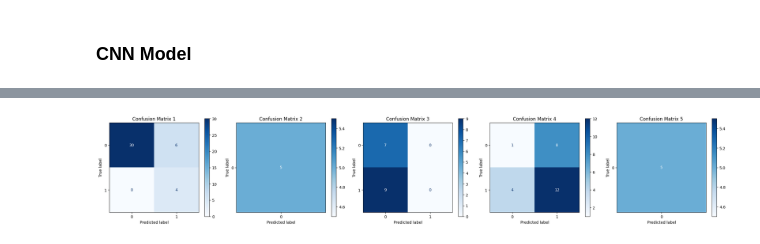
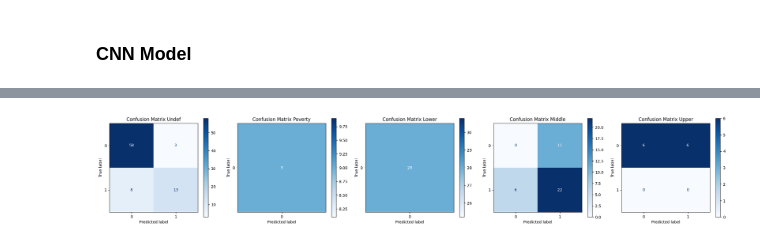
Before and after one commit to ArtKrutsko/B2AI-Project3, a Jupyter notebook: SES_Rainbow_VFP_prediction.ipynb, the cells around one changed output, grey strips where cells are left out. Drawn from its saved outputs; the diff is of its cells as text; code cells hidden in the pictures.

Commit message:
changed data splits(now includes SES), added DIR

```diff
--- a/SES_Rainbow_VFP_prediction.ipynb
+++ b/SES_Rainbow_VFP_prediction.ipynb
@@ -272,16 +300,19 @@ train_df = pd.concat([X_train, y_train], axis=1)
 val_df = pd.concat([X_val, y_val], axis=1)
 test_df = pd.concat([X_test, y_test], axis=1)
 
-train_dataset = RainbowMelfilterBankDatasetWithMultisampling(train_df, 500)
-val_dataset = RainbowMelfilterBankDatasetWithMultisampling(val_df, 500)
-test_dataset = RainbowMelfilterBankDatasetWithMultisampling(test_df, 500)
+train_dataset = RainbowMelfilterBankDatasetWithMultisampling(train_df, 400)
+val_dataset = RainbowMelfilterBankDatasetWithMultisampling(val_df, 400)
+test_dataset = RainbowMelfilterBankDatasetWithMultisampling(test_df, 400)
 
 print("Train dataset counts: ")
 print(train_dataset.data[target_diagnosis].value_counts())
+print(train_dataset.data["SES"].value_counts())
 print("Validation dataset counts: ")
 print(val_dataset.data[target_diagnosis].value_counts())
+print(val_dataset.data["SES"].value_counts())
 print("Test dataset counts: ")
 print(test_dataset.data[target_diagnosis].value_counts())
+print(test_dataset.data["SES"].value_counts())
 
 print("Perform data check:")
 check_loc_1 = train_dataset.data[~train_dataset.data['location'].str.endswith('Rainbow-Passage')].empty
@@ -364,12 +395,12 @@ class CNN_1D(nn.Module):
         return x
 
     def _calculate_fc_input_size(self):
-        x = torch.randn(1, 20, 500)
+        x = torch.randn(1, 20, 400)
         x = self.mp(self.bn1(torch.nn.functional.relu(self.conv1(x))))
         return x.view(x.size(0), -1).size(1)
 # %%
 cnn = CNN_1D()
-_ = summary(cnn, (20, 500))
+_ = summary(cnn, (20, 400))
 # %% [output]
 ----------------------------------------------------------------
         Layer (type)               Output Shape         Param #
@@ -578,32 +609,32 @@ df_upper = df[df['Ses'] == 3]
 # %%
 dataframes = [df_undef, df_poverty, df_lower, df_middle, df_upper]
 titles = [
-    'Confusion Matrix 1',
-    'Confusion Matrix 2',
-    'Confusion Matrix 3',
-    'Confusion Matrix 4',
-    'Confusion Matrix 5'
+    'Confusion Matrix Undef',
+    'Confusion Matrix Poverty',
+    'Confusion Matrix Lower',
+    'Confusion Matrix Middle',
+    'Confusion Matrix Upper'
 ]
 
 # Create subplots
 fig, ax = plt.subplots(1, 5, figsize=(23, 4))
 
 # Keep track of the index for the subplot
 index = 0
 
-for df, title in zip(dataframes, titles):
+for frame, title in zip(dataframes, titles):
     if not df.empty:  # Check if the dataframe is not empty
-        cm = confusion_matrix(df['test_value'], df['model_prediction'])
+        cm = confusion_matrix(frame['test_value'], frame['model_prediction'])
         disp = ConfusionMatrixDisplay(confusion_matrix=cm)
         disp.plot(ax=ax[index], cmap='Blues')
         ax[index].title.set_text(title)
         index += 1
 
 # Hide any remaining subplots
 for i in range(index, len(ax)):
     fig.delaxes(ax[i])
 
 plt.tight_layout()
 plt.show()
 # %% [output]
-[figure, old version]
+[figure, new version]
```
Also changed, not shown: parts of 9 cells of this notebook.
